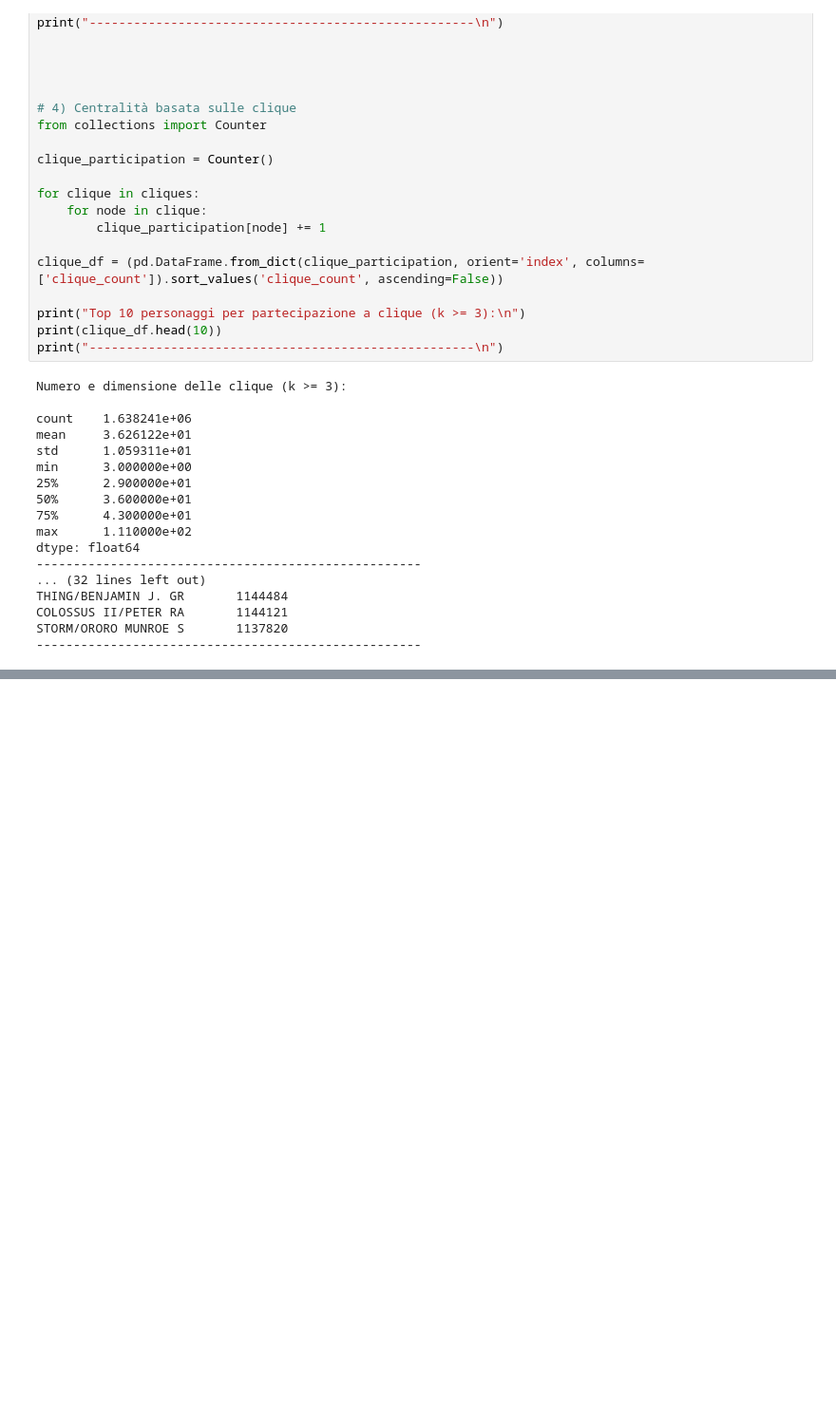
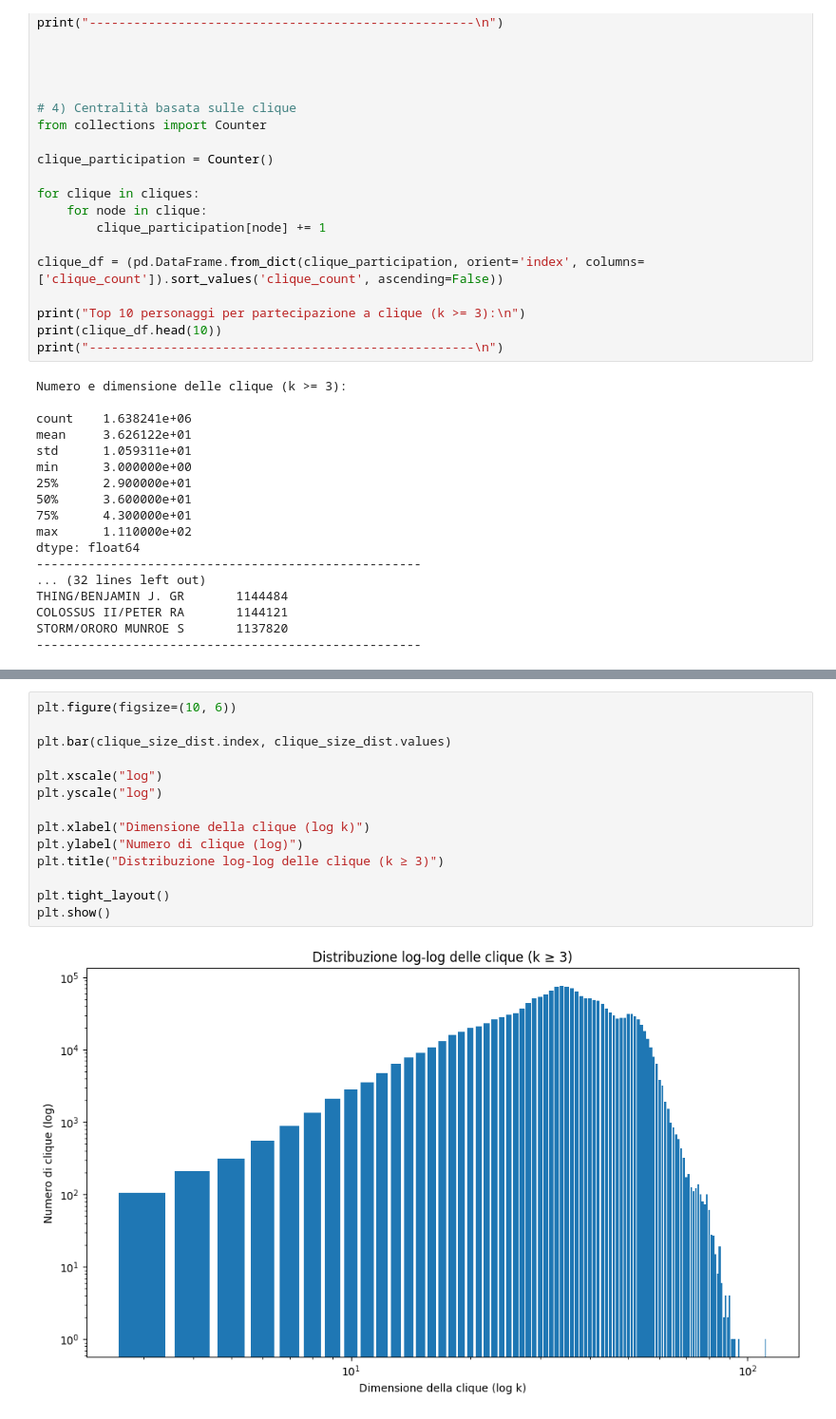
Before and after one commit to matteostronati/Data_science_project, a Jupyter notebook: notebooks/05_triads.ipynb, the cells around one changed output, grey strips where cells are left out. Shown at 95% size. Cells and saved outputs as stored; diff of their text form; blank space fills up the shorter version.

```diff
--- a/notebooks/05_triads.ipynb
+++ b/notebooks/05_triads.ipynb
@@ -388 +363,17 @@ plt.show()
+# %%
+plt.figure(figsize=(10, 6))
+
+plt.bar(clique_size_dist.index, clique_size_dist.values)
+
+plt.xscale("log")
+plt.yscale("log")
+
+plt.xlabel("Dimensione della clique (log k)")
+plt.ylabel("Numero di clique (log)")
+plt.title("Distribuzione log-log delle clique (k ≥ 3)")
+
+plt.tight_layout()
+plt.show()
+# %% [output]
+[figure, added]
 # %%
```
Also changed, not shown: parts of 5 cells of this notebook.
